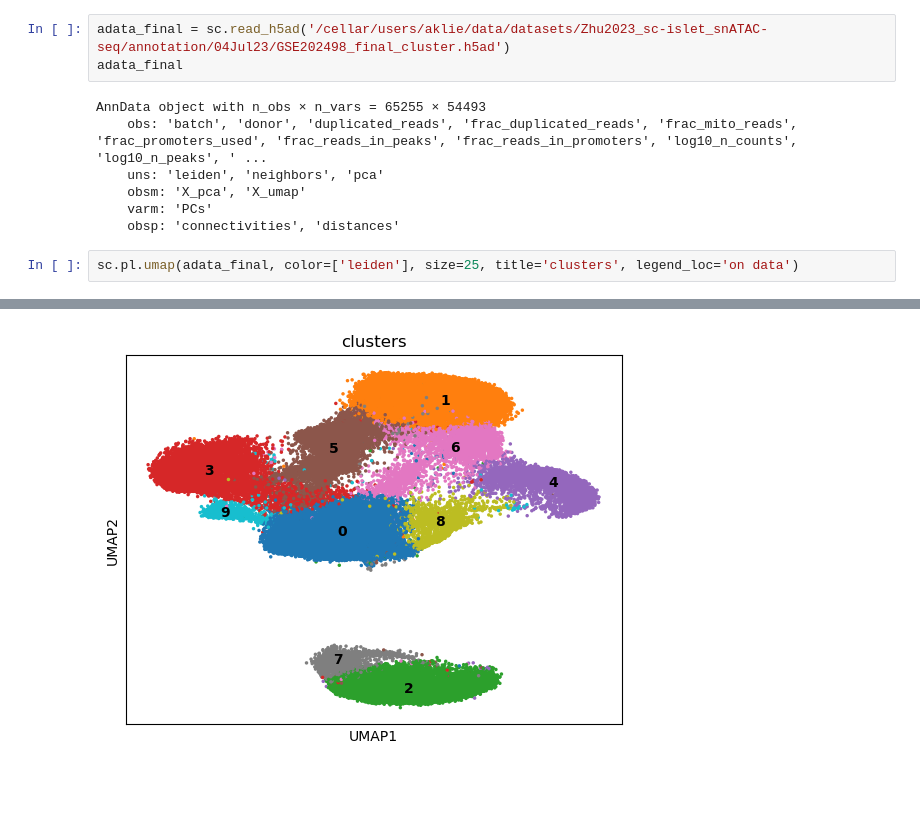
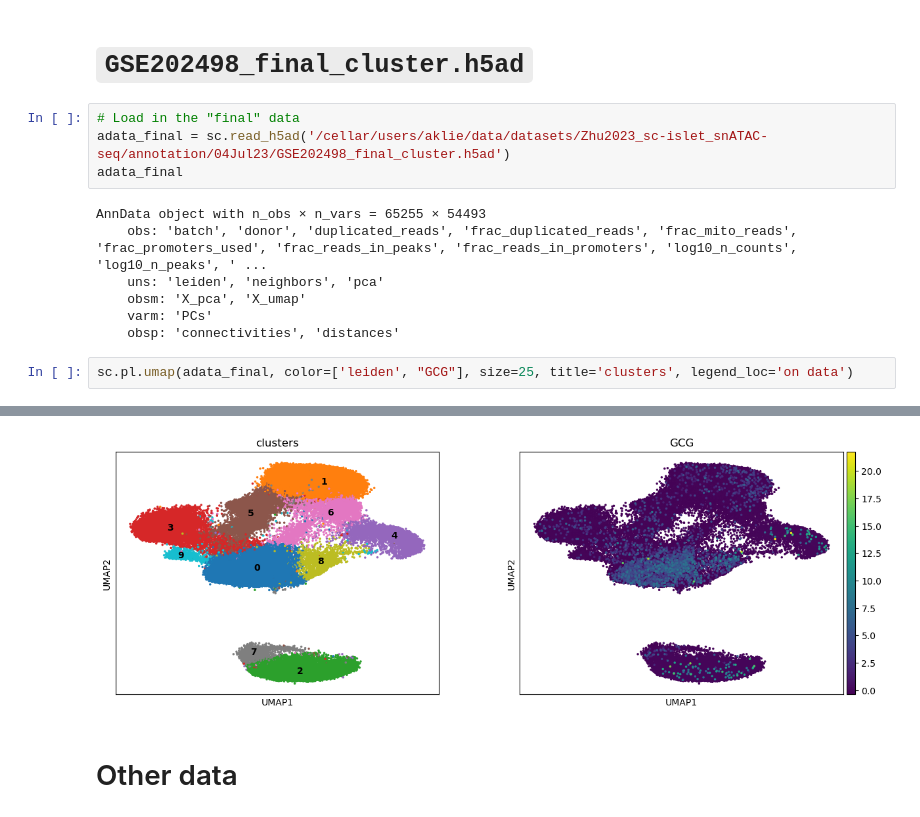
Before and after one commit to IGVF-UCSD/Zhu2023_sc-islet_snATAC-seq, a Jupyter notebook: bin/data_exploration/23Oct23_GEO_eda.ipynb, the cells around one changed output, grey strips where cells are left out. Cells and saved outputs as stored; diff of their text form; blank space fills up the shorter version.

```diff
--- a/bin/data_exploration/23Oct23_GEO_eda.ipynb
+++ b/bin/data_exploration/23Oct23_GEO_eda.ipynb
@@ -26,4 +19,7 @@ adata_final.obs
+# %% [markdown]
+# `GSE202498_final_cluster.h5ad`
 # %%
+# Load in the "final" data
 adata_final = sc.read_h5ad('/cellar/users/aklie/data/datasets/Zhu2023_sc-islet_snATAC-seq/annotation/04Jul23/GSE202498_final_cluster.h5ad')
 adata_final
 # %% [output]
@@ -34,5 +30,5 @@ AnnData object with n_obs × n_vars = 65255 × 54493
     varm: 'PCs'
     obsp: 'connectivities', 'distances'
 # %%
-sc.pl.umap(adata_final, color=['leiden'], size=25, title='clusters', legend_loc='on data')
+sc.pl.umap(adata_final, color=['leiden', "GCG"], size=25, title='clusters', legend_loc='on data')
 # %% [output]
@@ -39 +36,3 @@ sc.pl.umap(adata_final, color=['leiden'], size=25, title='clusters', legend_loc=
-[figure, old version]
+[figure, new version]
+# %% [markdown]
+# Other data
```
Also changed, not shown: parts of 12 cells of this notebook, 6 other files.
